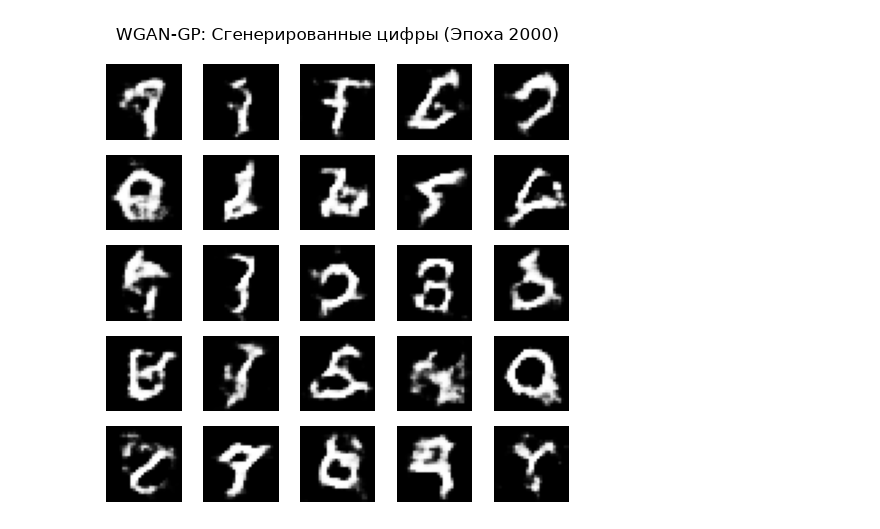
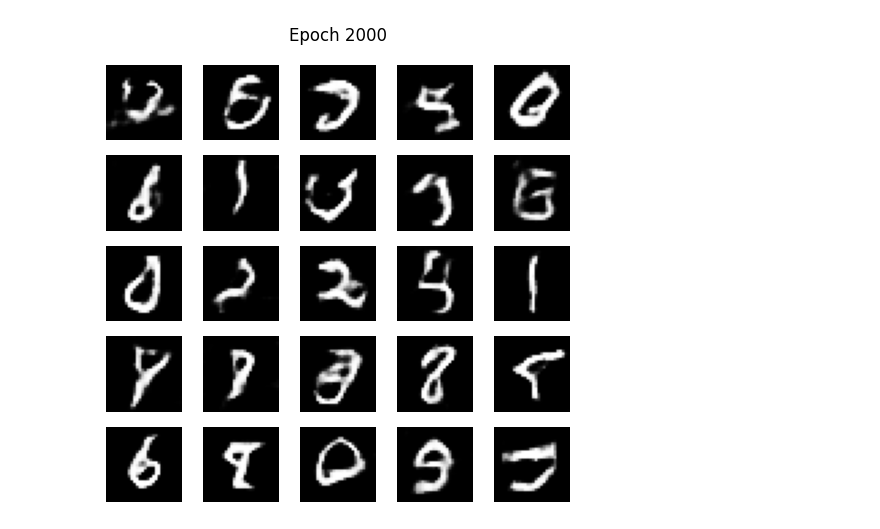
Before and after one commit to AlexCode2718/NeuralNetworks, a Jupyter notebook: lab4.ipynb, the cells around one changed output. Cells and saved outputs as stored; diff of their text form; code cells hidden in the pictures.

```diff
--- a/lab4.ipynb
+++ b/lab4.ipynb
@@ -2,58 +2,48 @@
 import numpy as np
 import tensorflow as tf
 from tensorflow.keras.layers import (
-    Input, Dense, Reshape, Flatten, LeakyReLU,
+    Input, Dense, Reshape, Flatten, LeakyReLU, ReLU,
     BatchNormalization, Conv2D, Conv2DTranspose
 )
 from tensorflow.keras.models import Model
 from tensorflow.keras.optimizers import Adam
 import matplotlib.pyplot as plt
 
-
 (x_train, _), (_, _) = tf.keras.datasets.mnist.load_data()
-
 x_train = (x_train.astype(np.float32) - 127.5) / 127.5
 x_train = np.expand_dims(x_train, axis=-1)
-print(f"Размер датасета: {x_train.shape}")
-
 
 LATENT_DIM = 100
 LAMBDA_GP = 10.0
-N_CRITIC = 2
-LR = 0.0002
-BATCH_SIZE = 128
-EPOCHS = 2000
+BATCH_SIZE = 64
+LR = 0.0005
+N_CRITIC = 3
 
+def build_generator():
+    inp = Input(shape=(LATENT_DIM,))
+    x = Dense(7 * 7 * 128)(inp)
+    x = BatchNormalization(momentum=0.5)(x)
+    x = ReLU()(x)
+    x = Reshape((7, 7, 128))(x)
 
-def build_generator(latent_dim=LATENT_DIM):
-    noise_input = Input(shape=(latent_dim,))
+    x = Conv2DTranspose(64, kernel_size=4, strides=2, padding='same')(x)
+    x = BatchNormalization(momentum=0.5)(x)
+    x = ReLU()(x)
 
-    x = Dense(7 * 7 * 128, kernel_initializer='he_normal')(noise_input)
-    x = Reshape((7, 7, 128))(x)
-    x = BatchNormalization()(x)
-    x = LeakyReLU(negative_slope=0.2)(x)
-
-    x = Conv2DTranspose(64, kernel_size=(5, 5), strides=(2, 2), padding='same')(x)
-    x = BatchNormalization()(x)
-    x = LeakyReLU(negative_slope=0.2)(x)
-
-    out = Conv2DTranspose(1, kernel_size=(5, 5), strides=(2, 2), padding='same', activation='tanh')(x)
-
-    return Model(noise_input, out, name="Generator")
+    out = Conv2DTranspose(1, kernel_size=4, strides=2, padding='same', activation='tanh')(x)
+    return Model(inp, out)
 
 def build_critic():
-    img_input = Input(shape=(28, 28, 1))
+    inp = Input(shape=(28, 28, 1))
+    x = Conv2D(64, kernel_size=4, strides=2, padding='same')(inp)
+    x = LeakyReLU(0.2)(x)
 
-    x = Conv2D(64, kernel_size=(5, 5), strides=(2, 2), padding='same')(img_input)
-    x = LeakyReLU(negative_slope=0.2)(x)
-
-    x = Conv2D(128, kernel_size=(5, 5), strides=(2, 2), padding='same')(x)
-    x = LeakyReLU(negative_slope=0.2)(x)
+    x = Conv2D(128, kernel_size=4, strides=2, padding='same')(x)
+    x = LeakyReLU(0.2)(x)
 
     x = Flatten()(x)
     out = Dense(1)(x)
-
-    return Model(img_input, out, name="Critic")
+    return Model(inp, out)
 
 generator = build_generator()
 critic = build_critic()
@@ -61,10 +51,9 @@ critic = build_critic()
 c_optimizer = Adam(learning_rate=LR, beta_1=0.5, beta_2=0.9)
 g_optimizer = Adam(learning_rate=LR, beta_1=0.5, beta_2=0.9)
 
-
-def gradient_penalty(critic, real_imgs, fake_imgs):
+def compute_gradient_penalty(real_imgs, fake_imgs):
     batch_size = tf.shape(real_imgs)[0]
-    alpha = tf.random.uniform([batch_size, 1, 1, 1], 0.0, 1.0, dtype=tf.float32)
+    alpha = tf.random.uniform([batch_size, 1, 1, 1], 0.0, 1.0)
     interpolated = alpha * real_imgs + (1.0 - alpha) * fake_imgs
 
     with tf.GradientTape() as gp_tape:
@@ -72,9 +61,8 @@ def gradient_penalty(critic, real_imgs, fake_imgs):
         pred = critic(interpolated, training=True)
 
     grads = gp_tape.gradient(pred, interpolated)
-    norm = tf.sqrt(tf.reduce_sum(tf.square(grads), axis=[1, 2, 3]) + 1e-12)
-    gp = tf.reduce_mean((norm - 1.0) ** 2)
-    return gp
+    norm = tf.sqrt(tf.reduce_sum(tf.square(grads), axis=[1, 2, 3]) + 1e-10)
+    return tf.reduce_mean((norm - 1.0) ** 2)
 
 @tf.function
 def train_step(real_imgs):
@@ -88,7 +76,7 @@ def train_step(real_imgs):
             fake_pred = critic(fake_imgs, training=True)
 
             w_loss = tf.reduce_mean(fake_pred) - tf.reduce_mean(real_pred)
-            gp = gradient_penalty(critic, real_imgs, fake_imgs)
+            gp = compute_gradient_penalty(real_imgs, fake_imgs)
             c_loss = w_loss + LAMBDA_GP * gp
 
         c_grads = c_tape.gradient(c_loss, critic.trainable_variables)
@@ -105,10 +93,11 @@ def train_step(real_imgs):
 
     return c_loss, g_loss
 
-def sample_images(epoch, num_images=25):
-    noise = np.random.normal(0, 1, (num_images, LATENT_DIM)).astype(np.float32)
-    gen_imgs = generator(noise, training=False).numpy()
-    gen_imgs = 0.5 * gen_imgs + 0.5  # Ремаппинг в [0, 1]
+fixed_noise = np.random.normal(0, 1, (25, LATENT_DIM)).astype(np.float32)
+
+def sample_images(epoch):
+    gen_imgs = generator(fixed_noise, training=True).numpy()
+    gen_imgs = 0.5 * gen_imgs + 0.5
 
     fig, axs = plt.subplots(5, 5, figsize=(5, 5))
     cnt = 0
@@ -117,24 +106,21 @@ def sample_images(epoch, num_images=25):
             axs[i, j].imshow(gen_imgs[cnt, :, :, 0], cmap='gray')
             axs[i, j].axis('off')
             cnt += 1
-    plt.suptitle(f"WGAN-GP: Сгенерированные цифры (Эпоха {epoch})")
+    plt.suptitle(f"Epoch {epoch}")
     plt.tight_layout()
     plt.show()
 
-
-def train_gan(epochs=EPOCHS, batch_size=BATCH_SIZE, sample_interval=500):
+def train_gan(epochs=2000, sample_interval=500):
     num_samples = x_train.shape[0]
-    print(f"Старт обучения WGAN-GP на {epochs} эпох...")
-
     for epoch in range(epochs + 1):
-        idx = np.random.randint(0, num_samples, batch_size)
+        idx = np.random.randint(0, num_samples, BATCH_SIZE)
         real_imgs = x_train[idx]
 
         c_loss, g_loss = train_step(real_imgs)
 
         if epoch % sample_interval == 0:
-            print(f"Epoch {epoch:4d} | Critic Loss: {c_loss.numpy():8.4f} | Generator Loss: {g_loss.numpy():8.4f}")
+            print(f"Epoch {epoch:4d} | Critic Loss: {c_loss.numpy():.4f} | Generator Loss: {g_loss.numpy():.4f}")
             sample_images(epoch)
 
-train_gan(epochs=2000, batch_size=BATCH_SIZE, sample_interval=500)
+train_gan(epochs=2000, sample_interval=500)
 # %% [output]
@@ -152 +136 @@ Epoch 2000 | Critic Loss:  -2.7002 | Generator Loss:  -8.5450
-[figure, old version]
+[figure, new version]
```
Also changed, not shown: parts of 1 cell of this notebook, 1 other file.
